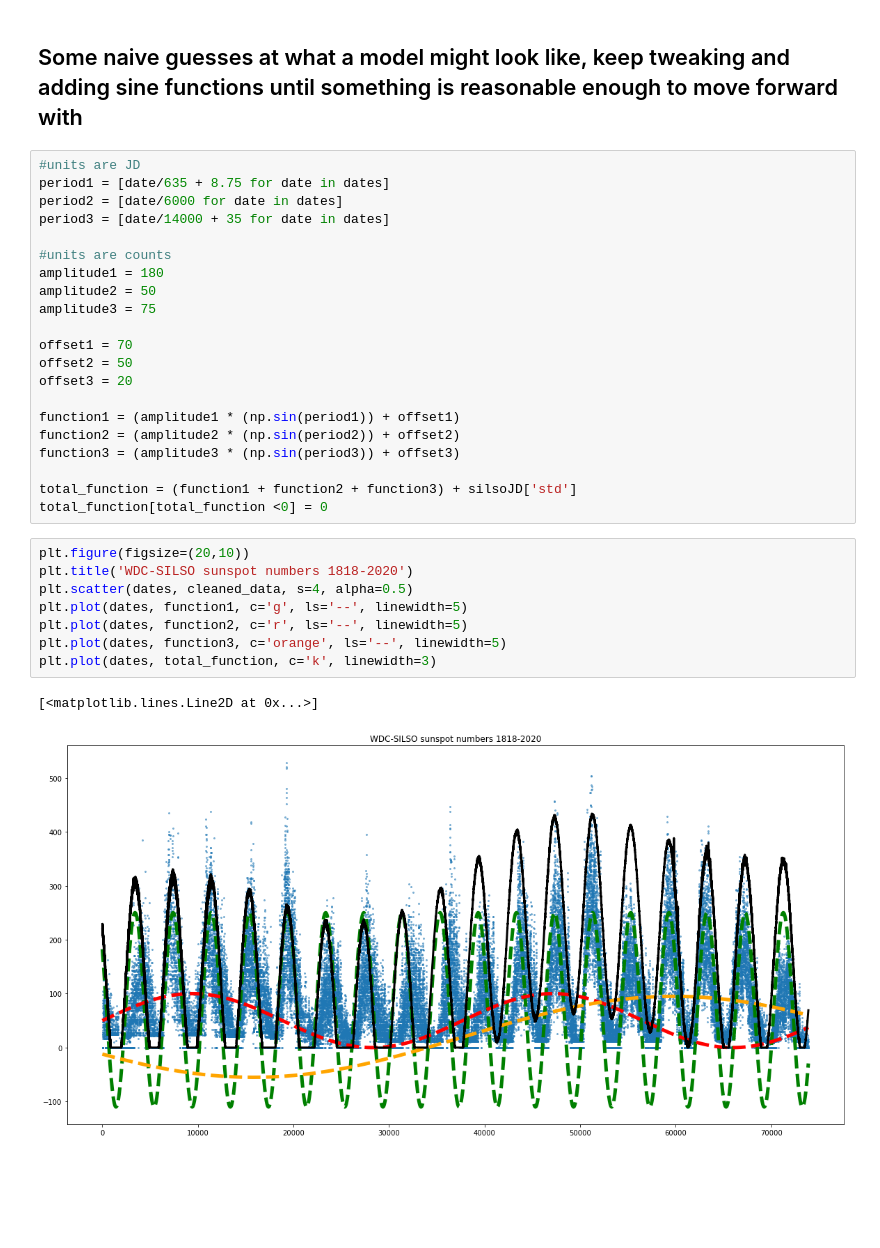
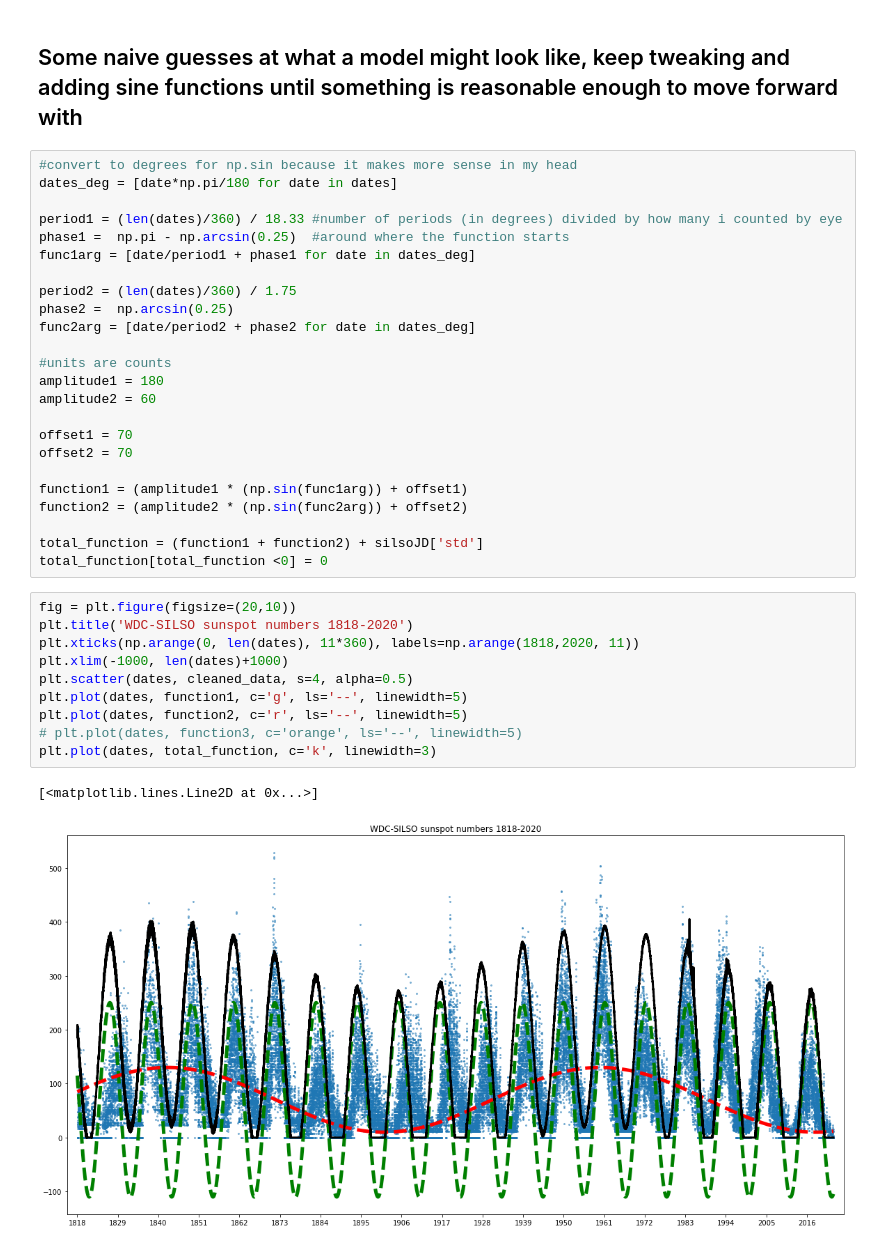
Before and after one commit to christandoi/ast596fds-final, a Jupyter notebook: chris_notebook.ipynb, the cells around one changed output. Drawn from its saved outputs; the diff is of its cells as text; blank space fills up the shorter version.

```diff
--- a/chris_notebook.ipynb
+++ b/chris_notebook.ipynb
@@ -49,34 +41,39 @@ plt.scatter(dates, cleaned_data, s=4)
 # %% [markdown]
 ## Some naive guesses at what a model might look like, keep tweaking and adding sine functions until something is reasonable enough to move forward with
 # %%
-#units are JD
-period1 = [date/635 + 8.75 for date in dates]
-period2 = [date/6000 for date in dates]
-period3 = [date/14000 + 35 for date in dates]
+#convert to degrees for np.sin because it makes more sense in my head
+dates_deg = [date*np.pi/180 for date in dates]
+
+period1 = (len(dates)/360) / 18.33 #number of periods (in degrees) divided by how many i counted by eye
+phase1 =  np.pi - np.arcsin(0.25)  #around where the function starts
+func1arg = [date/period1 + phase1 for date in dates_deg]
+
+period2 = (len(dates)/360) / 1.75
+phase2 =  np.arcsin(0.25)
+func2arg = [date/period2 + phase2 for date in dates_deg]
 
 #units are counts
 amplitude1 = 180
-amplitude2 = 50
-amplitude3 = 75
+amplitude2 = 60
 
 offset1 = 70
-offset2 = 50
-offset3 = 20
+offset2 = 70
 
-function1 = (amplitude1 * (np.sin(period1)) + offset1)
-function2 = (amplitude2 * (np.sin(period2)) + offset2)
-function3 = (amplitude3 * (np.sin(period3)) + offset3)
+function1 = (amplitude1 * (np.sin(func1arg)) + offset1)
+function2 = (amplitude2 * (np.sin(func2arg)) + offset2)
 
-total_function = (function1 + function2 + function3) + silsoJD['std']
+total_function = (function1 + function2) + silsoJD['std']
 total_function[total_function <0] = 0
 # %%
-plt.figure(figsize=(20,10))
+fig = plt.figure(figsize=(20,10))
 plt.title('WDC-SILSO sunspot numbers 1818-2020')
+plt.xticks(np.arange(0, len(dates), 11*360), labels=np.arange(1818,2020, 11))
+plt.xlim(-1000, len(dates)+1000)
 plt.scatter(dates, cleaned_data, s=4, alpha=0.5)
 plt.plot(dates, function1, c='g', ls='--', linewidth=5)
 plt.plot(dates, function2, c='r', ls='--', linewidth=5)
-plt.plot(dates, function3, c='orange', ls='--', linewidth=5)
+# plt.plot(dates, function3, c='orange', ls='--', linewidth=5)
 plt.plot(dates, total_function, c='k', linewidth=3)
 # %% [output]
 [<matplotlib.lines.Line2D at 0x...>]
-[figure, old version]
+[figure, new version]
```
Also changed, not shown: parts of 6 cells of this notebook.
